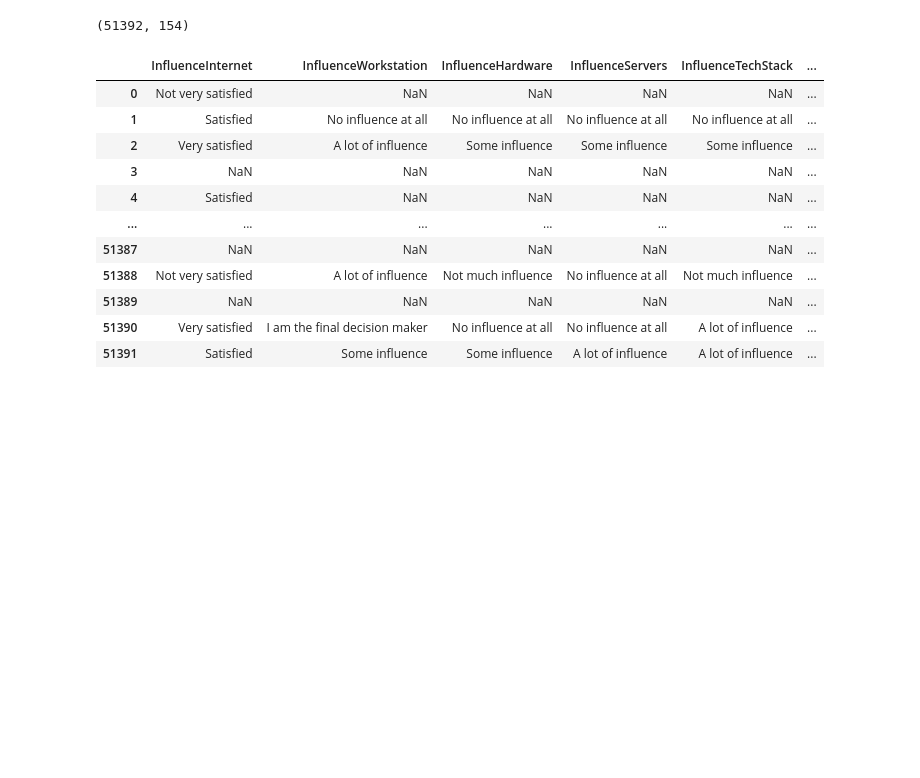
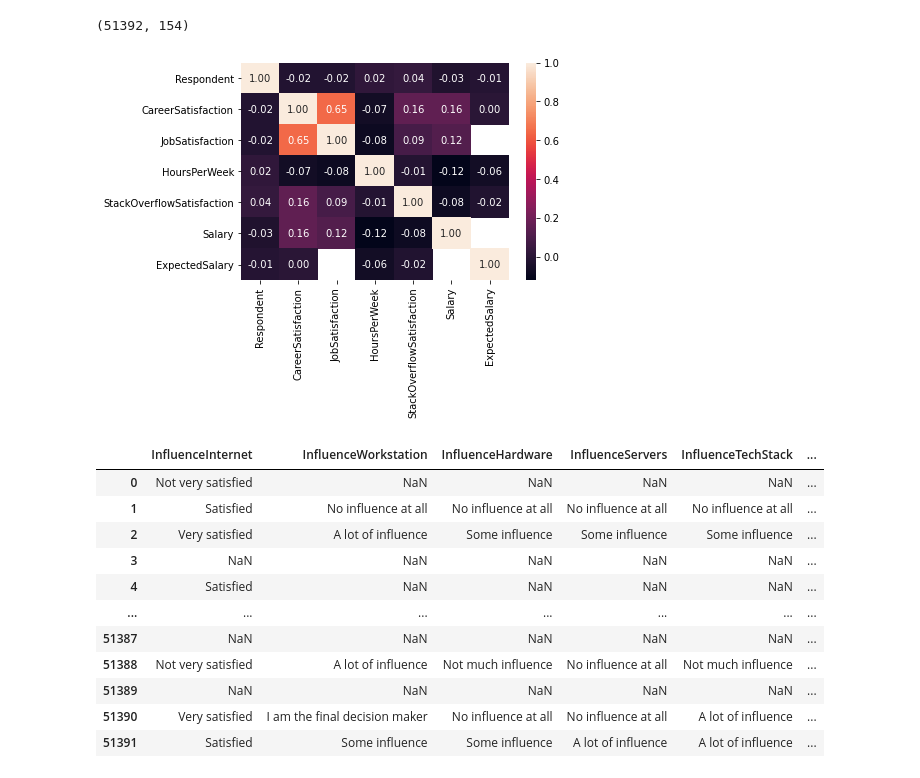
Before and after one commit to jc2/udacity_datascience_p1, a Jupyter notebook: takeaway3.ipynb, the cells around one changed output. Saved outputs shown, nothing was run; the diff lists cells and outputs as text; code cells hidden in the pictures; blank space fills up the shorter version.

```diff
--- a/takeaway3.ipynb
+++ b/takeaway3.ipynb
@@ -10,3 +14,7 @@ df = pd.read_csv('./data/survey-results-public.csv')
 df.shape
 # %% [output]
 (51392, 154)
+# %%
+sns.heatmap(df.corr(), annot=True, fmt=".2f");
+# %% [output]
+[figure, added]
```
Also changed, not shown: parts of 6 cells of this notebook, 6 other files.
